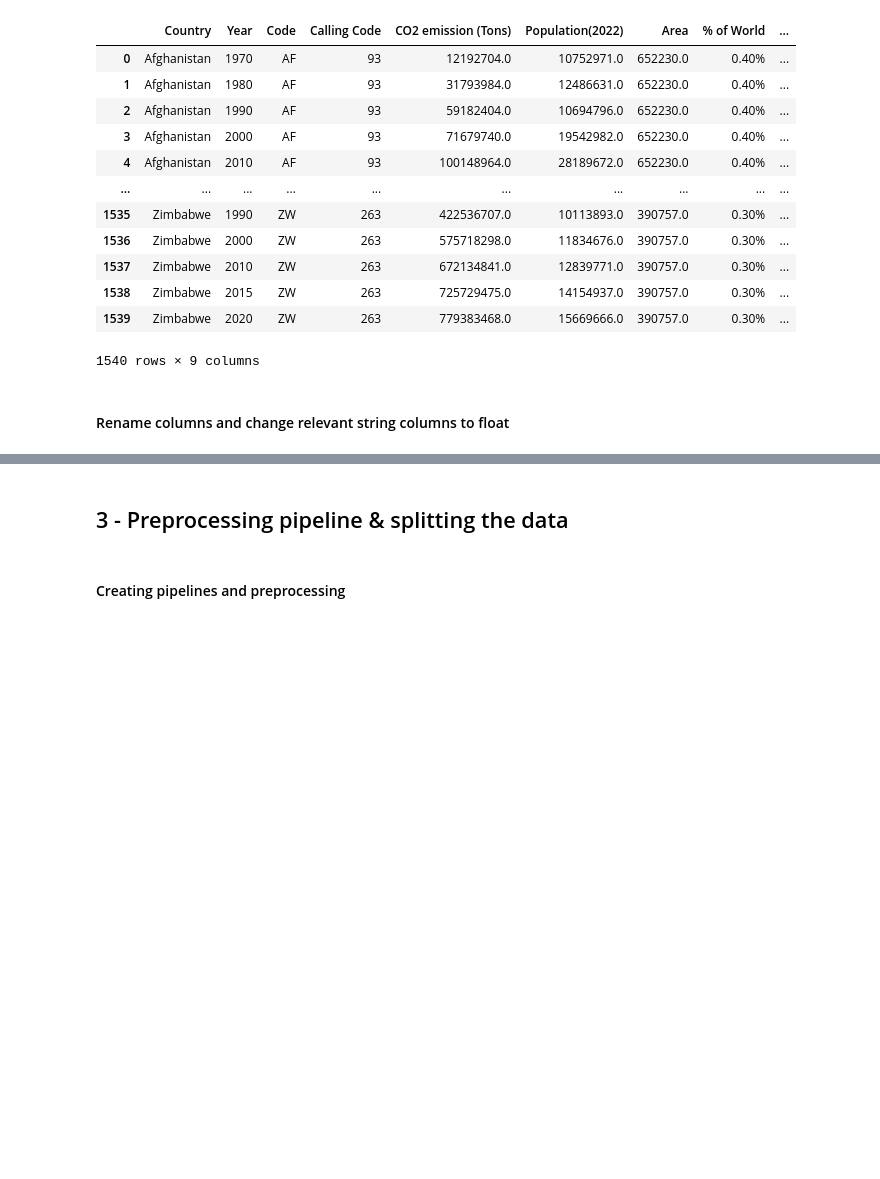
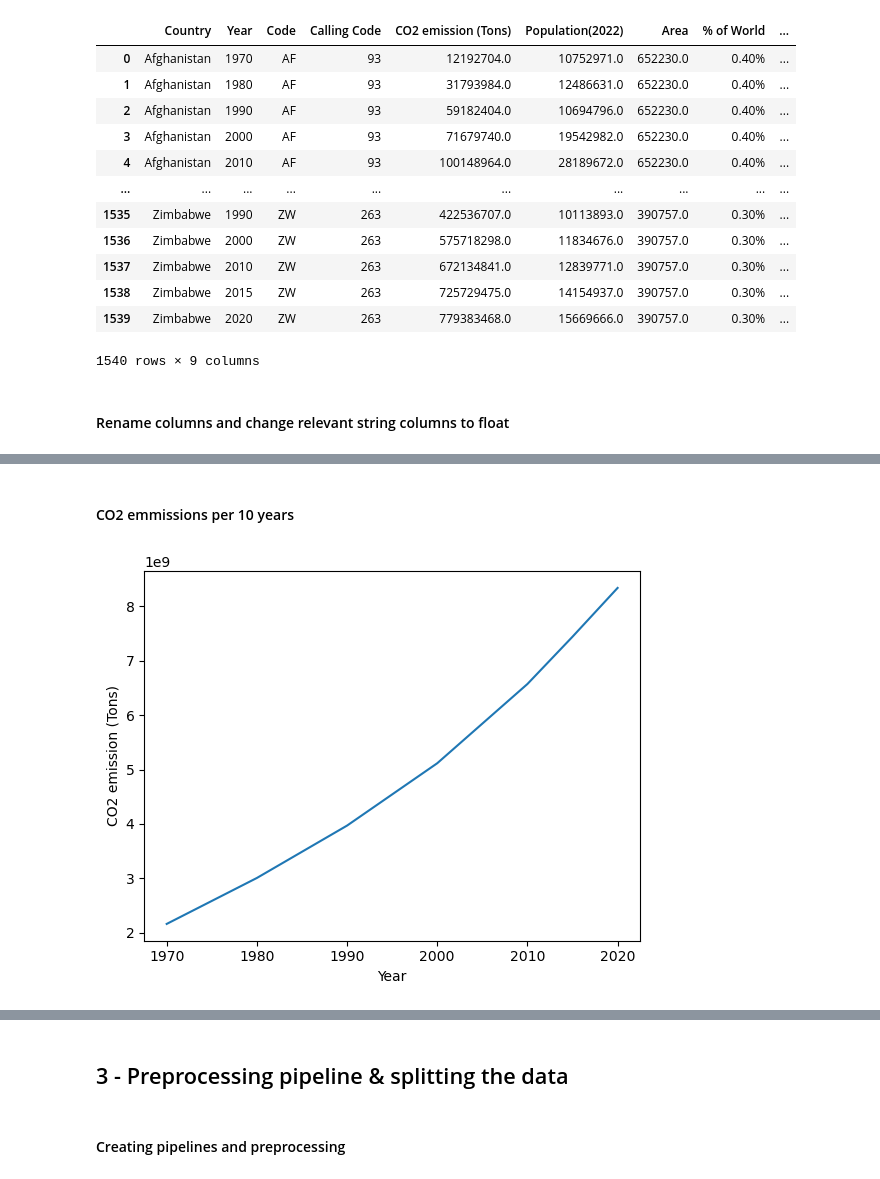
Before and after one commit to Nelius1k/Regression-Model, a Jupyter notebook: co2-Emissions.ipynb, the cells around one changed output, grey strips where cells are left out. Saved outputs shown, nothing was run; the diff lists cells and outputs as text; code cells hidden in the pictures; blank space fills up the shorter version.

```diff
--- a/co2-Emissions.ipynb
+++ b/co2-Emissions.ipynb
@@ -270,0 +313,6 @@ df1_clean.head(30)
+# %% [markdown]
+#### CO2 emmissions per 10 years
+# %%
+YearvsCO2 = sns.lineplot(x="Year", y="CO2 emission (Tons)", data=df_clean, errorbar=None)
+# %% [output]
+[figure, added]
```
Also changed, not shown: parts of 50 cells of this notebook.
